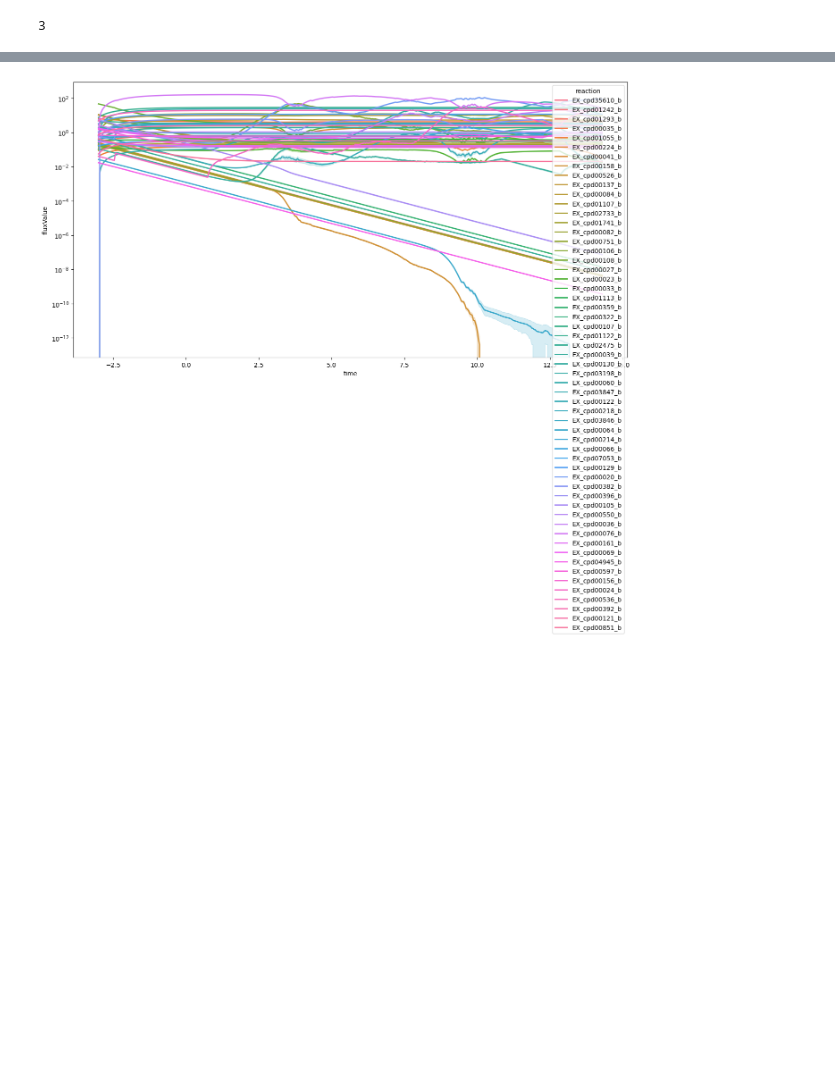
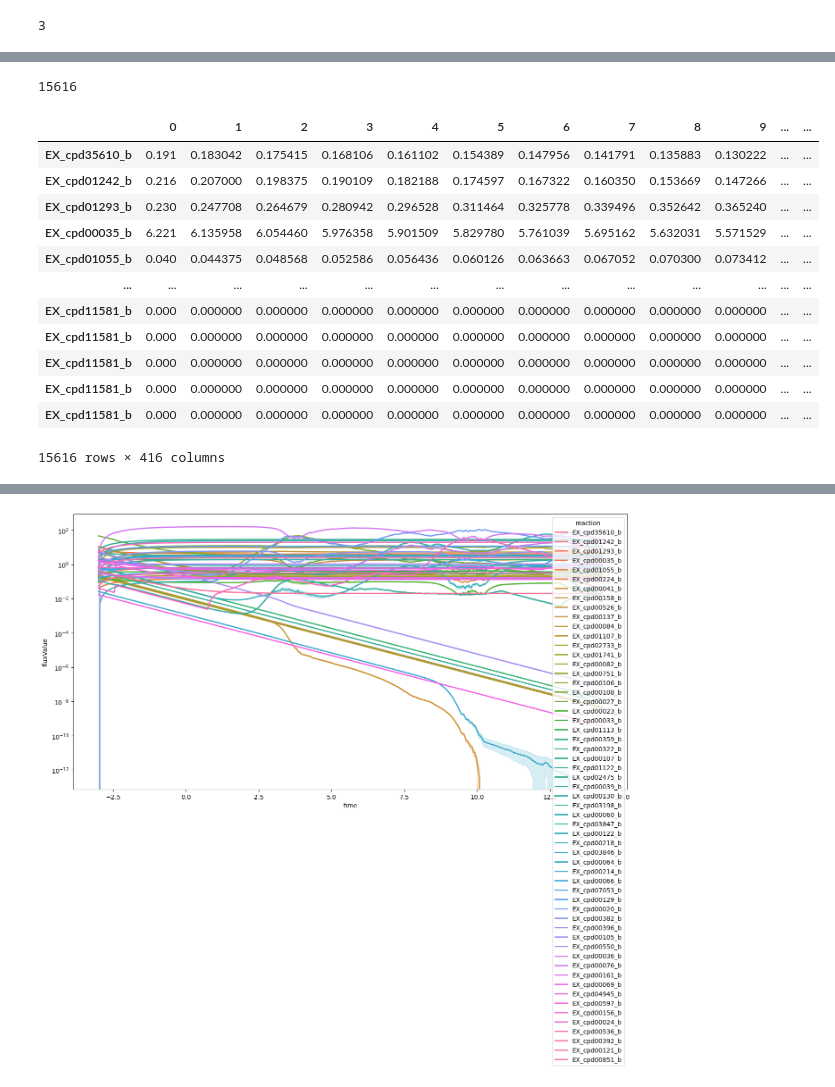
Before and after one commit to haydengallo/glv_dfba, a Jupyter notebook: in_vivo_flux_sampling_hpc.ipynb.ipynb, the cells around one changed output, grey strips where cells are left out. Drawn from its saved outputs; the diff is of its cells as text; code cells hidden in the pictures; blank space fills up the shorter version.

```diff
--- a/in_vivo_flux_sampling_hpc.ipynb.ipynb
+++ b/in_vivo_flux_sampling_hpc.ipynb.ipynb
@@ -211,3 +241,23 @@ for i in range(0, len(index)):
+# %%
+len(list_df_concat[0])
+# %% [output]
+15616
+# %%
+list_df_concat[0]
+# %% [output]
+|  | 0 | 1 | 2 | 3 | 4 | 5 | 6 | 7 | 8 | 9 | ... | ... |
+| EX_cpd35610_b | 0.191 | 0.183042 | 0.175415 | 0.168106 | 0.161102 | 0.154389 | 0.147956 | 0.141791 | 0.135883 | 0.130222 | ... | ... |
+| EX_cpd01242_b | 0.216 | 0.207000 | 0.198375 | 0.190109 | 0.182188 | 0.174597 | 0.167322 | 0.160350 | 0.153669 | 0.147266 | ... | ... |
+| EX_cpd01293_b | 0.230 | 0.247708 | 0.264679 | 0.280942 | 0.296528 | 0.311464 | 0.325778 | 0.339496 | 0.352642 | 0.365240 | ... | ... |
+| EX_cpd00035_b | 6.221 | 6.135958 | 6.054460 | 5.976358 | 5.901509 | 5.829780 | 5.761039 | 5.695162 | 5.632031 | 5.571529 | ... | ... |
+| EX_cpd01055_b | 0.040 | 0.044375 | 0.048568 | 0.052586 | 0.056436 | 0.060126 | 0.063663 | 0.067052 | 0.070300 | 0.073412 | ... | ... |
+| ... | ... | ... | ... | ... | ... | ... | ... | ... | ... | ... | ... | ... |
+| EX_cpd11581_b | 0.000 | 0.000000 | 0.000000 | 0.000000 | 0.000000 | 0.000000 | 0.000000 | 0.000000 | 0.000000 | 0.000000 | ... | ... |
+| EX_cpd11581_b | 0.000 | 0.000000 | 0.000000 | 0.000000 | 0.000000 | 0.000000 | 0.000000 | 0.000000 | 0.000000 | 0.000000 | ... | ... |
+| EX_cpd11581_b | 0.000 | 0.000000 | 0.000000 | 0.000000 | 0.000000 | 0.000000 | 0.000000 | 0.000000 | 0.000000 | 0.000000 | ... | ... |
+| EX_cpd11581_b | 0.000 | 0.000000 | 0.000000 | 0.000000 | 0.000000 | 0.000000 | 0.000000 | 0.000000 | 0.000000 | 0.000000 | ... | ... |
+| EX_cpd11581_b | 0.000 | 0.000000 | 0.000000 | 0.000000 | 0.000000 | 0.000000 | 0.000000 | 0.000000 | 0.000000 | 0.000000 | ... | ... |
+15616 rows × 416 columns
 # %%
 melted_df = list_df_concat[0].melt(ignore_index=False)
 melted_df.columns = ['time', 'fluxValue']
```
Also changed, not shown: parts of 9 cells of this notebook, 5 other files.
